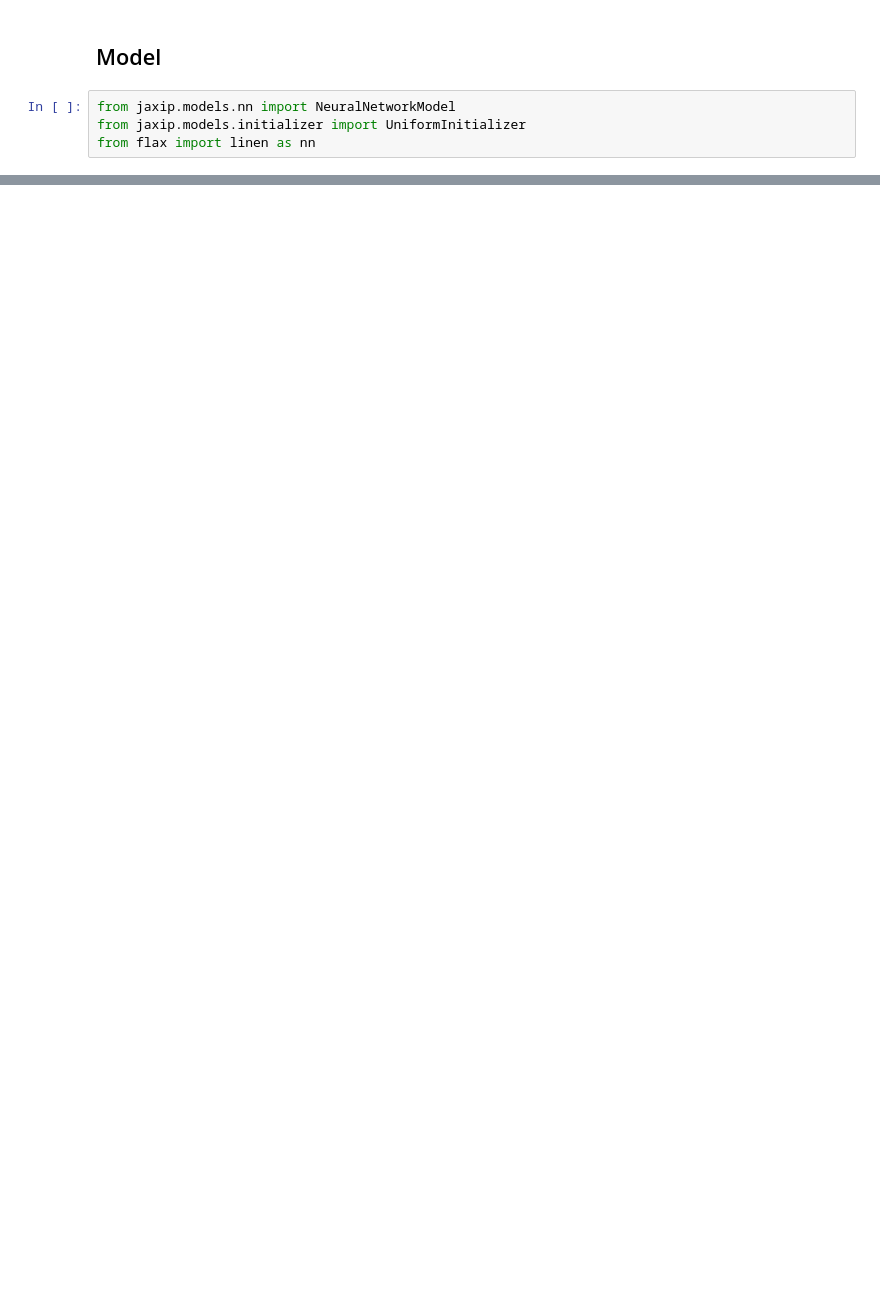
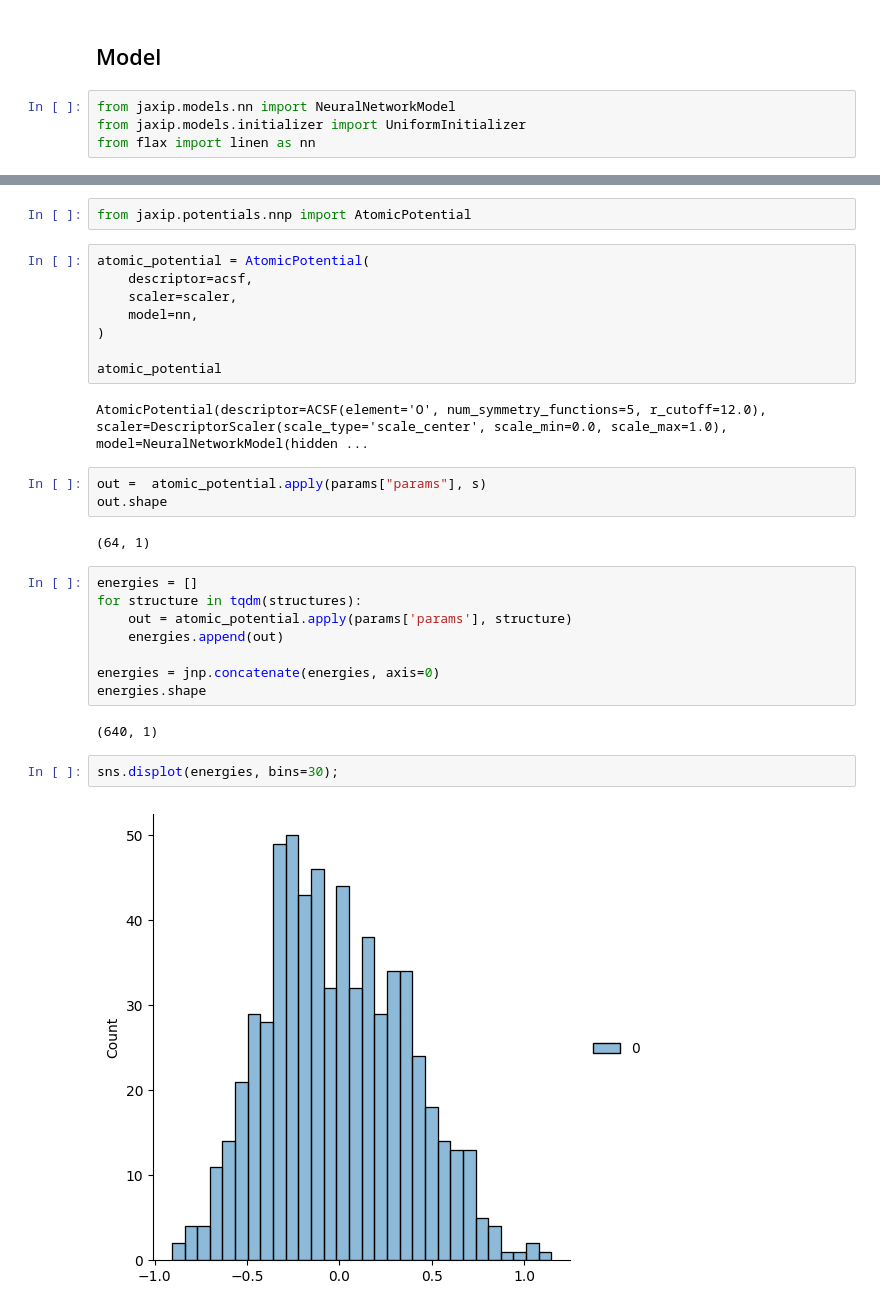
Before and after one commit to hghcomphys/pantea, a Jupyter notebook: examples/quick_start.ipynb, the cells around one changed output, grey strips where cells are left out. Saved outputs shown, nothing was run; the diff lists cells and outputs as text; blank space fills up the shorter version.

```diff
--- a/examples/quick_start.ipynb
+++ b/examples/quick_start.ipynb
@@ -167,0 +237,31 @@ sns.displot(eng, bins=30);
+# %%
+from jaxip.potentials.nnp import AtomicPotential
+# %%
+atomic_potential = AtomicPotential(
+    descriptor=acsf,
+    scaler=scaler,
+    model=nn,
+)
+
+atomic_potential
+# %% [output]
+AtomicPotential(descriptor=ACSF(element='O', num_symmetry_functions=5, r_cutoff=12.0), scaler=DescriptorScaler(scale_type='scale_center', scale_min=0.0, scale_max=1.0), model=NeuralNetworkModel(hidden ...
+# %%
+out =  atomic_potential.apply(params["params"], s)
+out.shape
+# %% [output]
+(64, 1)
+# %%
+energies = []
+for structure in tqdm(structures):
+    out = atomic_potential.apply(params['params'], structure)
+    energies.append(out)
+
+energies = jnp.concatenate(energies, axis=0)
+energies.shape
+# %% [output]
+(640, 1)
+# %%
+sns.displot(energies, bins=30);
+# %% [output]
+[figure, added]
```
Also changed, not shown: parts of 37 cells of this notebook.
